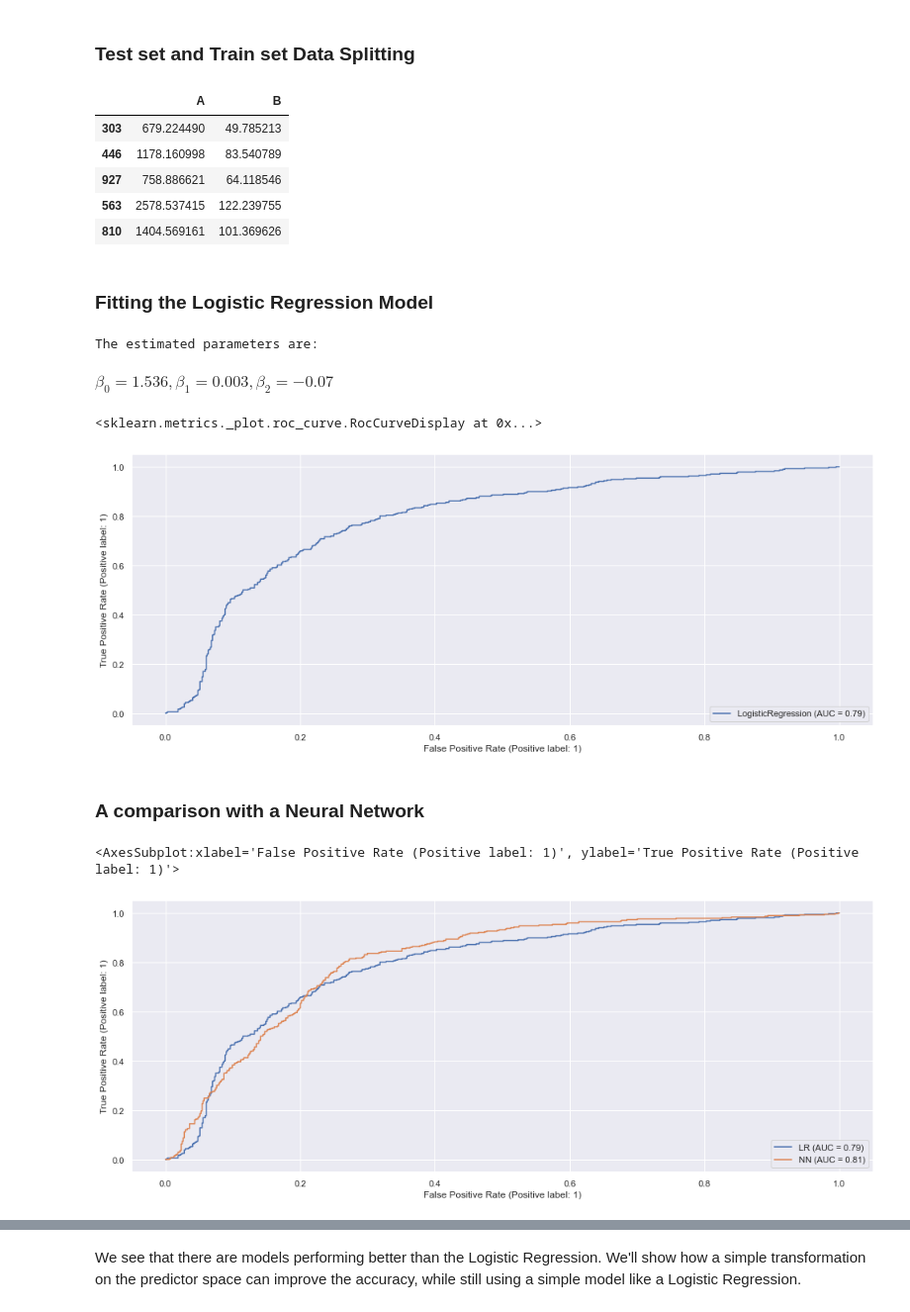
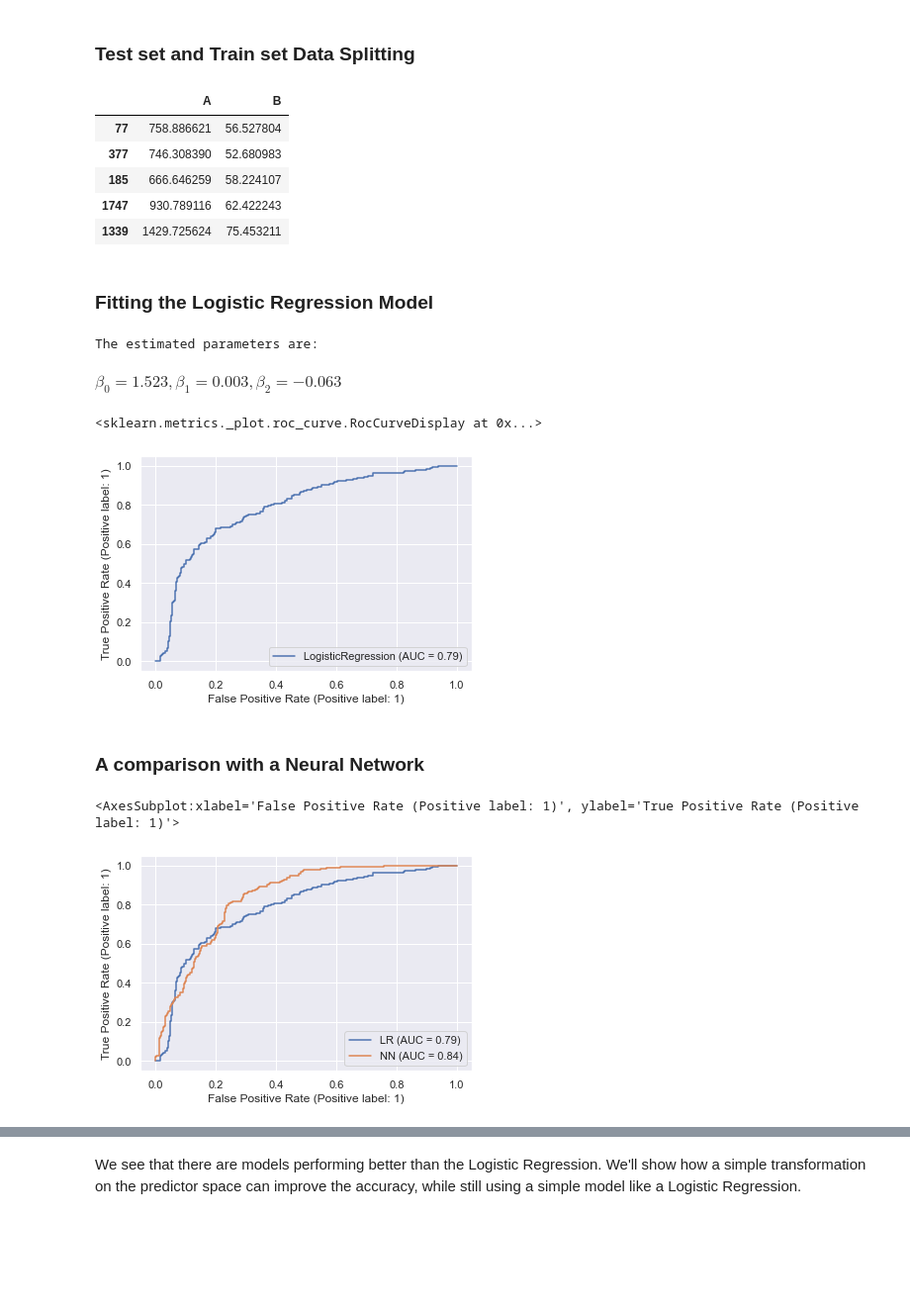
Before and after one commit to nshahpazov/fes-in-python, a Jupyter notebook: 01-simple-example.ipynb, the cells around one changed output, grey strips where cells are left out. Shown at 99% size. Saved outputs shown, nothing was run; the diff lists cells and outputs as text; code cells hidden in the pictures; blank space fills up the shorter version.

```diff
--- a/01-simple-example.ipynb
+++ b/01-simple-example.ipynb
@@ -114,17 +127,17 @@ and then uses the log likelihood function to find best parameter for $\lambda$ u
 ### **Test set and Train set Data Splitting**
 # %%
 X_train, X_test, y_train, y_test = train_test_split(
-    df[['A', 'B']], df['Class'], test_size=0.25, random_state=1
+    df[['A', 'B']], df['Class'], test_size=0.25, random_state=1, stratify=df['Class']
 )
 
 X_train.head()
 # %% [output]
 |  | A | B |
-| 303 | 679.224490 | 49.785213 |
-| 446 | 1178.160998 | 83.540789 |
-| 927 | 758.886621 | 64.118546 |
-| 563 | 2578.537415 | 122.239755 |
-| 810 | 1404.569161 | 101.369626 |
+| 77 | 758.886621 | 56.527804 |
+| 377 | 746.308390 | 52.680983 |
+| 185 | 666.646259 | 58.224107 |
+| 1747 | 930.789116 | 62.422243 |
+| 1339 | 1429.725624 | 75.453211 |
 # %% [markdown]
 ### **Fitting the Logistic Regression Model**
 # %%
@@ -142,12 +155,12 @@ print('The estimated parameters are: ')
 display(Math(r'\beta_0 = {}, \beta_1 = {}, \beta_2={} '.format(beta0, beta1, beta2)))
 # %% [output]
 The estimated parameters are:
-$\displaystyle \beta_0 = 1.536, \beta_1 = 0.003, \beta_2=-0.07 $
+$\displaystyle \beta_0 = 1.523, \beta_1 = 0.003, \beta_2=-0.063 $
 # %%
 RocCurveDisplay.from_estimator(lr, X_test, y_test)
 # %% [output]
 <sklearn.metrics._plot.roc_curve.RocCurveDisplay at 0x...>
-[figure, old version]
+[figure, new version]
 # %% [markdown]
 ### **A comparison with a Neural Network**
 # %%
@@ -157,7 +170,7 @@ nn.fit(X_train, y_train)
 show_auroc_curves([lr, nn], ["LR", "NN"])
 # %% [output]
 <AxesSubplot:xlabel='False Positive Rate (Positive label: 1)', ylabel='True Positive Rate (Positive label: 1)'>
-[figure, old version]
+[figure, new version]
 # %%
 nn = MLPClassifier(hidden_layer_sizes=(12,), random_state=2)
 nn.fit(X_train, y_train)
```
Also changed, not shown: parts of 43 cells of this notebook, 9 other files.
